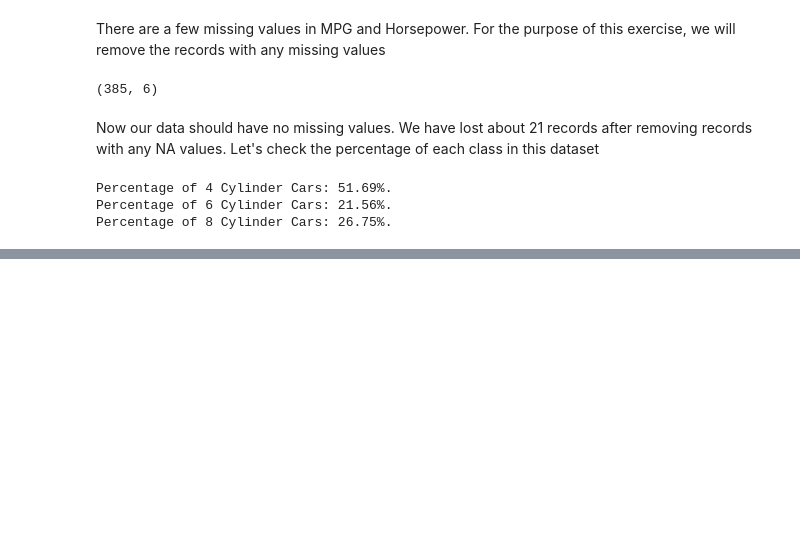
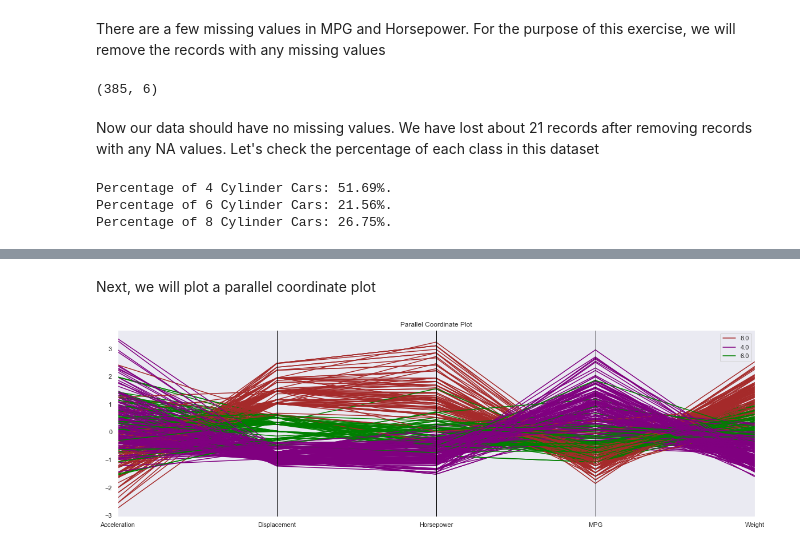
Before and after one commit to shayansoh/Distance-Metrics-in-Clustering, a Jupyter notebook: Distance Comparison in Clustering.ipynb, the cells around one changed output, grey strips where cells are left out. Saved outputs shown, nothing was run; the diff lists cells and outputs as text; code cells hidden in the pictures; blank space fills up the shorter version.

```diff
--- a/Distance Comparison in Clustering.ipynb
+++ b/Distance Comparison in Clustering.ipynb
@@ -88,0 +112,5 @@ Percentage of 8 Cylinder Cars: 26.75%.
+# %%
+sc = StandardScaler()
+df_std = df.copy()
+df_std[["Acceleration", "Displacement", "Horsepower", "MPG", "Weight"]] = sc.fit_transform(df[["Acceleration", "Displacement", "Horsepower", "MPG", "Weight"]])
+df_std["Cylinders"] = df["Cylinders"]
@@ -88,0 +124,9 @@ Percentage of 8 Cylinder Cars: 26.75%.
+# %% [markdown]
+Next, we will plot a parallel coordinate plot
+# %%
+plt.figure(figsize=[20,6])
+pd.plotting.parallel_coordinates(df_std,"Cylinders",color=["brown","purple","green"])
+plt.title("Parallel Coordinate Plot")
+plt.show()
+# %% [output]
+[figure, added]
```
Also changed, not shown: parts of 25 cells of this notebook, 1 other file.
